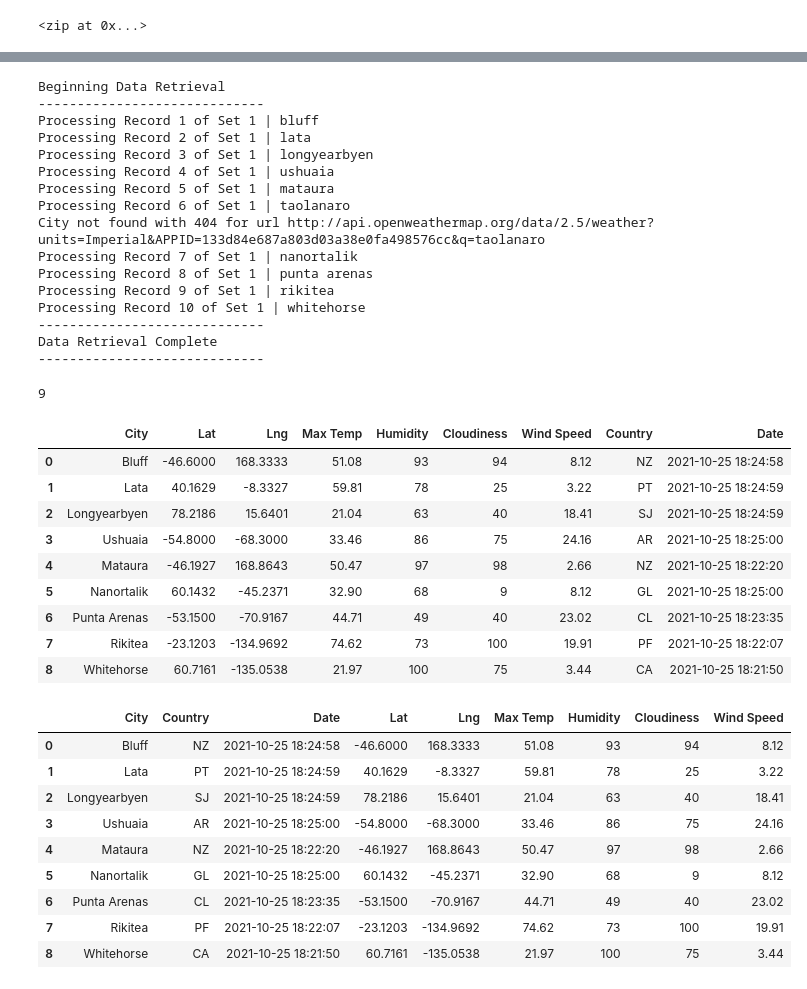
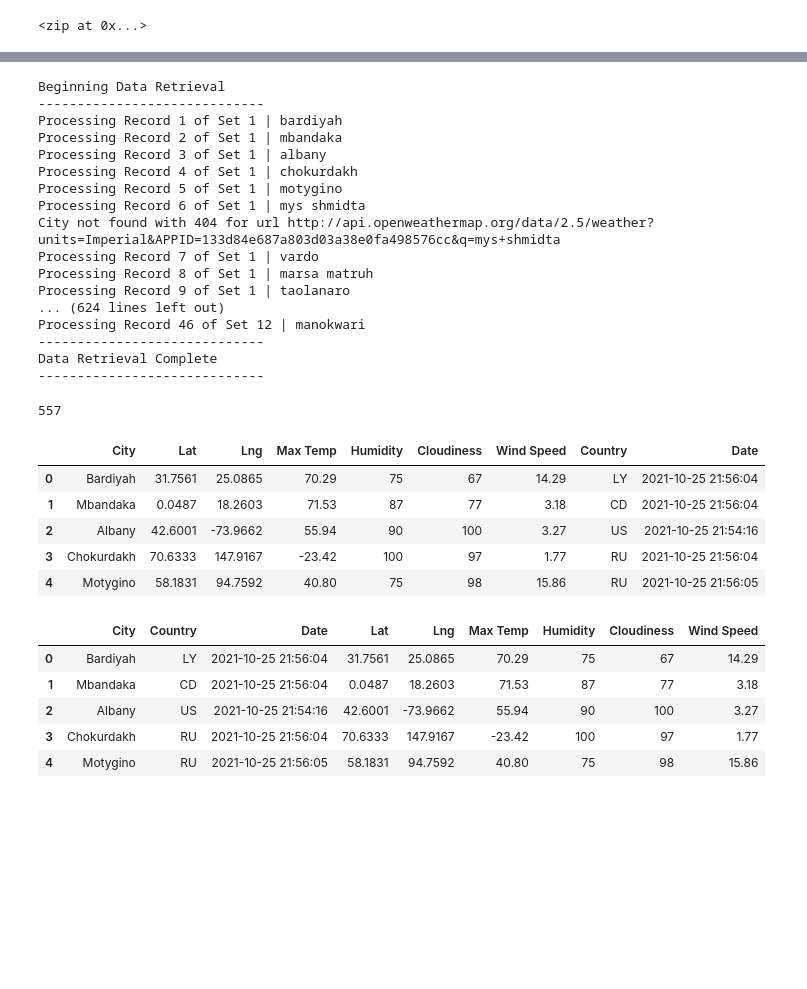
Before and after one commit to jrobert2121/World_Weather_Analysis, a Jupyter notebook: WeatherPy.ipynb, the cells around one changed output, grey strips where cells are left out. Drawn from its saved outputs; the diff is of its cells as text; code cells hidden in the pictures; blank space fills up the shorter version.

```diff
--- a/WeatherPy.ipynb
+++ b/WeatherPy.ipynb
@@ -51,7 +52,7 @@ record_count = 1
 set_count = 1
 
 # loop through all the cities in our list
-for i, city in enumerate(cities[0:10]):    # DEBUG
+for i, city in enumerate(cities):    # DEBUG
 
     # group cities in sets of 50 for logging purposes.
     if (i % 50 == 0 and i >= 50):
@@ -108,52 +109,45 @@ print("-----------------------------")
 # %% [output]
 Beginning Data Retrieval
 -----------------------------
-Processing Record 1 of Set 1 | bluff
-Processing Record 2 of Set 1 | lata
-Processing Record 3 of Set 1 | longyearbyen
-Processing Record 4 of Set 1 | ushuaia
-Processing Record 5 of Set 1 | mataura
-Processing Record 6 of Set 1 | taolanaro
-City not found with 404 for url http://api.openweathermap.org/data/2.5/weather?units=Imperial&APPID=133d84e687a803d03a38e0fa498576cc&q=taolanaro
-Processing Record 7 of Set 1 | nanortalik
-Processing Record 8 of Set 1 | punta arenas
-Processing Record 9 of Set 1 | rikitea
-Processing Record 10 of Set 1 | whitehorse
+Processing Record 1 of Set 1 | bardiyah
+Processing Record 2 of Set 1 | mbandaka
+Processing Record 3 of Set 1 | albany
+Processing Record 4 of Set 1 | chokurdakh
+Processing Record 5 of Set 1 | motygino
+Processing Record 6 of Set 1 | mys shmidta
+City not found with 404 for url http://api.openweathermap.org/data/2.5/weather?units=Imperial&APPID=133d84e687a803d03a38e0fa498576cc&q=mys+shmidta
+Processing Record 7 of Set 1 | vardo
+Processing Record 8 of Set 1 | marsa matruh
+Processing Record 9 of Set 1 | taolanaro
+... (624 lines left out)
+Processing Record 46 of Set 12 | manokwari
 -----------------------------
 Data Retrieval Complete
 -----------------------------
 # %%
 len(city_data)
 # %% [output]
-9
+557
 # %%
 # Convert the array of dictionaries to a Pandas DataFrame.
 city_data_df = pd.DataFrame(city_data)
-city_data_df
+city_data_df.head()
 # %% [output]
 |  | City | Lat | Lng | Max Temp | Humidity | Cloudiness | Wind Speed | Country | Date |
-| 0 | Bluff | -46.6000 | 168.3333 | 51.08 | 93 | 94 | 8.12 | NZ | 2021-10-25 18:24:58 |
-| 1 | Lata | 40.1629 | -8.3327 | 59.81 | 78 | 25 | 3.22 | PT | 2021-10-25 18:24:59 |
-| 2 | Longyearbyen | 78.2186 | 15.6401 | 21.04 | 63 | 40 | 18.41 | SJ | 2021-10-25 18:24:59 |
-| 3 | Ushuaia | -54.8000 | -68.3000 | 33.46 | 86 | 75 | 24.16 | AR | 2021-10-25 18:25:00 |
-| 4 | Mataura | -46.1927 | 168.8643 | 50.47 | 97 | 98 | 2.66 | NZ | 2021-10-25 18:22:20 |
-| 5 | Nanortalik | 60.1432 | -45.2371 | 32.90 | 68 | 9 | 8.12 | GL | 2021-10-25 18:25:00 |
-| 6 | Punta Arenas | -53.1500 | -70.9167 | 44.71 | 49 | 40 | 23.02 | CL | 2021-10-25 18:23:35 |
-| 7 | Rikitea | -23.1203 | -134.9692 | 74.62 | 73 | 100 | 19.91 | PF | 2021-10-25 18:22:07 |
-| 8 | Whitehorse | 60.7161 | -135.0538 | 21.97 | 100 | 75 | 3.44 | CA | 2021-10-25 18:21:50 |
+| 0 | Bardiyah | 31.7561 | 25.0865 | 70.29 | 75 | 67 | 14.29 | LY | 2021-10-25 21:56:04 |
+| 1 | Mbandaka | 0.0487 | 18.2603 | 71.53 | 87 | 77 | 3.18 | CD | 2021-10-25 21:56:04 |
+| 2 | Albany | 42.6001 | -73.9662 | 55.94 | 90 | 100 | 3.27 | US | 2021-10-25 21:54:16 |
+| 3 | Chokurdakh | 70.6333 | 147.9167 | -23.42 | 100 | 97 | 1.77 | RU | 2021-10-25 21:56:04 |
+| 4 | Motygino | 58.1831 | 94.7592 | 40.80 | 75 | 98 | 15.86 | RU | 2021-10-25 21:56:05 |
 # %%
 #reorder df columns
 new_column_order = ["City", "Country", "Date", "Lat", "Lng", "Max Temp", "Humidity", "Cloudiness", "Wind Speed"]
 city_data_df = city_data_df[new_column_order]
-city_data_df
+city_data_df.head()
 # %% [output]
 |  | City | Country | Date | Lat | Lng | Max Temp | Humidity | Cloudiness | Wind Speed |
-| 0 | Bluff | NZ | 2021-10-25 18:24:58 | -46.6000 | 168.3333 | 51.08 | 93 | 94 | 8.12 |
-| 1 | Lata | PT | 2021-10-25 18:24:59 | 40.1629 | -8.3327 | 59.81 | 78 | 25 | 3.22 |
-| 2 | Longyearbyen | SJ | 2021-10-25 18:24:59 | 78.2186 | 15.6401 | 21.04 | 63 | 40 | 18.41 |
-| 3 | Ushuaia | AR | 2021-10-25 18:25:00 | -54.8000 | -68.3000 | 33.46 | 86 | 75 | 24.16 |
-| 4 | Mataura | NZ | 2021-10-25 18:22:20 | -46.1927 | 168.8643 | 50.47 | 97 | 98 | 2.66 |
-| 5 | Nanortalik | GL | 2021-10-25 18:25:00 | 60.1432 | -45.2371 | 32.90 | 68 | 9 | 8.12 |
-| 6 | Punta Arenas | CL | 2021-10-25 18:23:35 | -53.1500 | -70.9167 | 44.71 | 49 | 40 | 23.02 |
-| 7 | Rikitea | PF | 2021-10-25 18:22:07 | -23.1203 | -134.9692 | 74.62 | 73 | 100 | 19.91 |
-| 8 | Whitehorse | CA | 2021-10-25 18:21:50 | 60.7161 | -135.0538 | 21.97 | 100 | 75 | 3.44 |
+| 0 | Bardiyah | LY | 2021-10-25 21:56:04 | 31.7561 | 25.0865 | 70.29 | 75 | 67 | 14.29 |
+| 1 | Mbandaka | CD | 2021-10-25 21:56:04 | 0.0487 | 18.2603 | 71.53 | 87 | 77 | 3.18 |
+| 2 | Albany | US | 2021-10-25 21:54:16 | 42.6001 | -73.9662 | 55.94 | 90 | 100 | 3.27 |
+| 3 | Chokurdakh | RU | 2021-10-25 21:56:04 | 70.6333 | 147.9167 | -23.42 | 100 | 97 | 1.77 |
+| 4 | Motygino | RU | 2021-10-25 21:56:05 | 58.1831 | 94.7592 | 40.80 | 75 | 98 | 15.86 |
```
Also changed, not shown: parts of 24 cells of this notebook, 5 other files.
